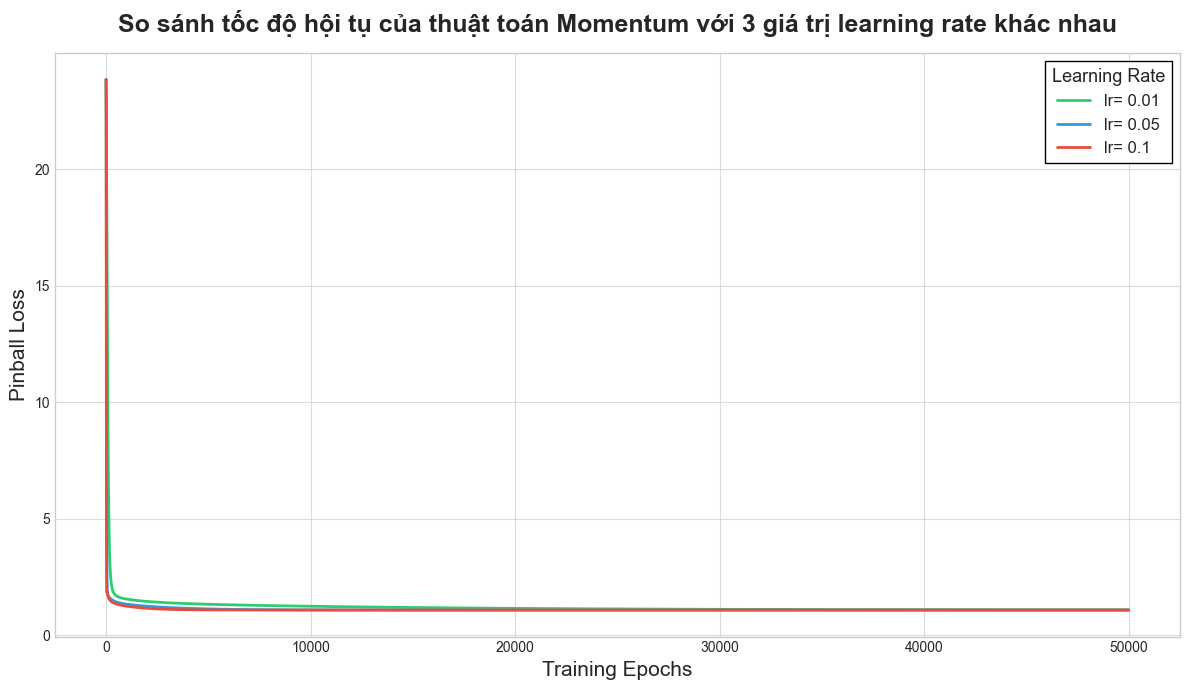
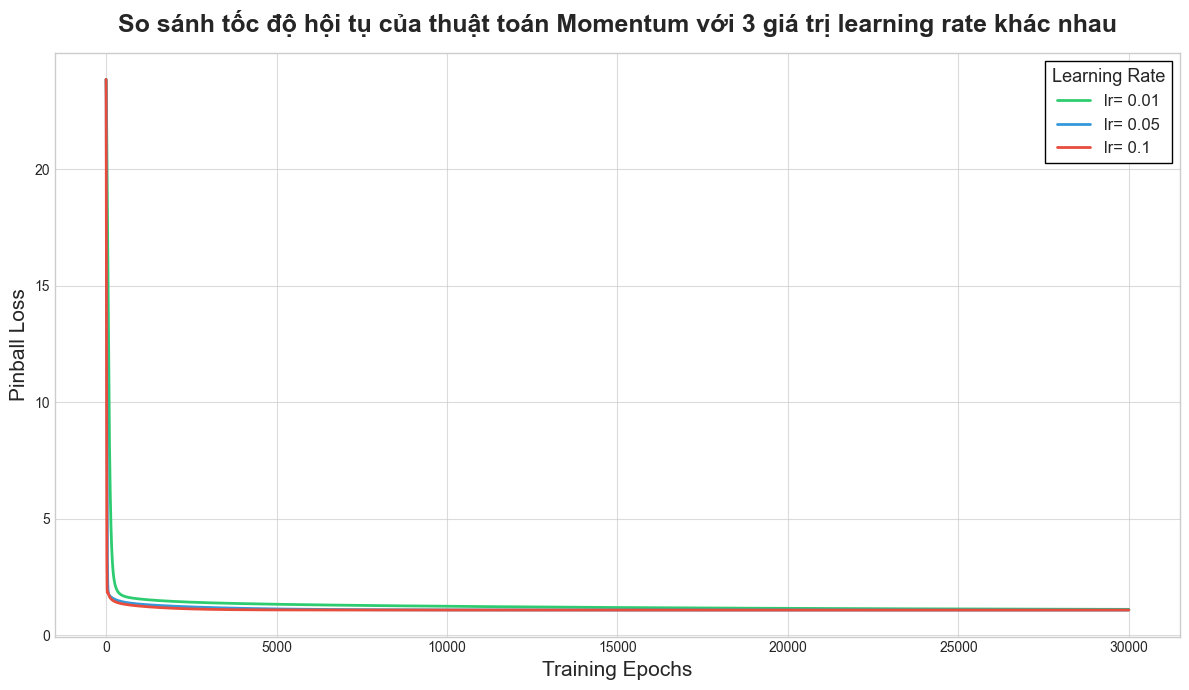
Unified diff of the notebook cell whose output changed from the first chart to the second:
--- before
+++ after
@@ -12,7 +12,7 @@
 plt.figure(figsize=(12, 7))
 plt.grid(True, alpha=0.7)
-plt.plot(loss_001,color="#2ecc71",linewidth=2,label="lr= 0.01")
-plt.plot(loss_005,color="#3498db",linewidth=2,label="lr= 0.05")
-plt.plot(loss_01,color="#e74c3c",linewidth=2,label="lr= 0.1")
+plt.plot(loss_001[:30000],color="#2ecc71",linewidth=2,label="lr= 0.01")
+plt.plot(loss_005[:30000],color="#3498db",linewidth=2,label="lr= 0.05")
+plt.plot(loss_01[:30000],color="#e74c3c",linewidth=2,label="lr= 0.1")
 
 plt.title("So sánh tốc độ hội tụ của thuật toán Momentum với 3 giá trị learning rate khác nhau",fontsize=18, fontweight="bold", pad=15)

Commit: h